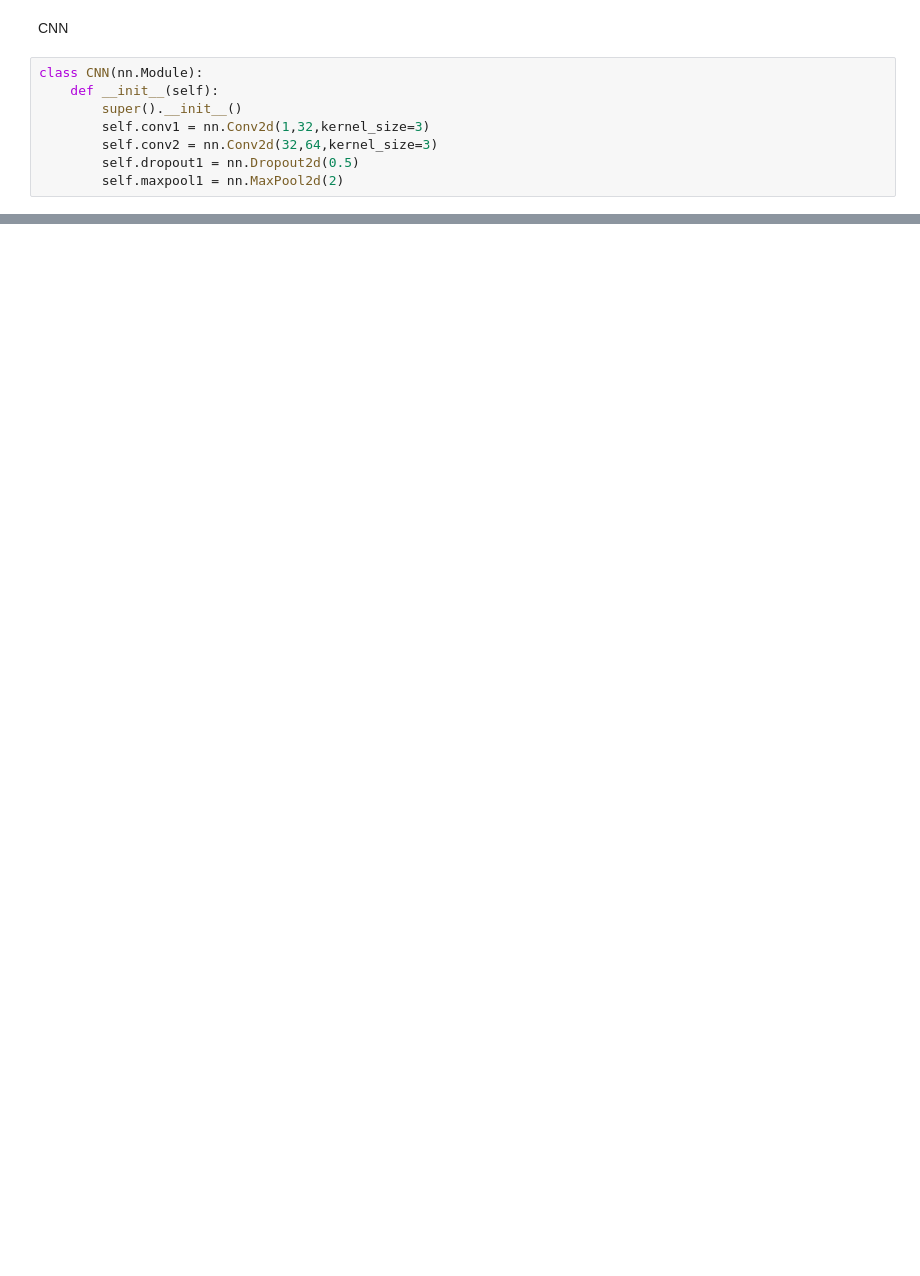
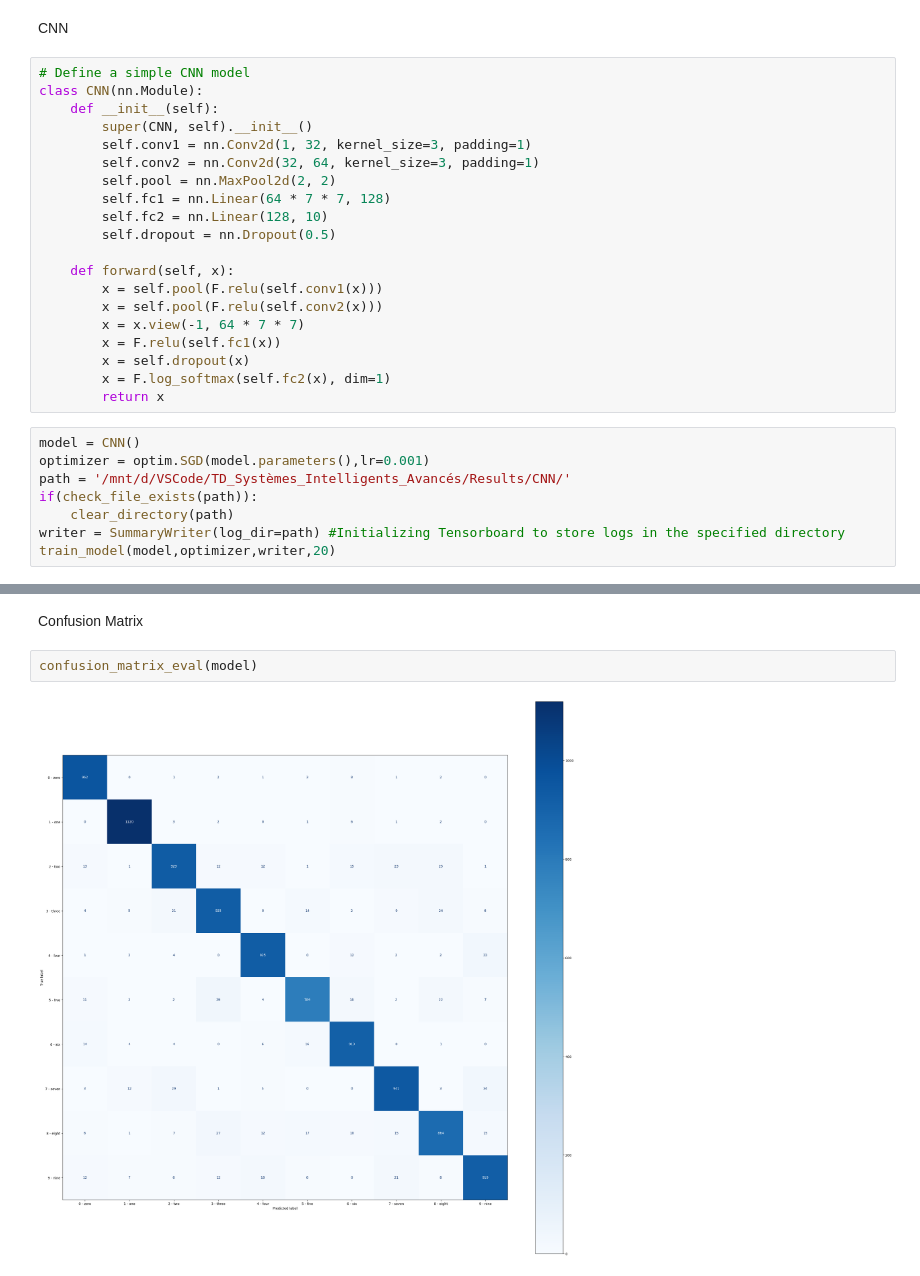
Before and after one commit to ChristianHasbani/TD_Systemes_Intelligents_Avances, a Jupyter notebook: TD1.ipynb, the cells around one changed output, grey strips where cells are left out. Drawn from its saved outputs; the diff is of its cells as text; blank space fills up the shorter version.

```diff
--- a/TD1.ipynb
+++ b/TD1.ipynb
@@ -211,10 +249,30 @@ Test Accuracy of     9: 96% (976/1009)
 # %% [markdown]
 CNN
-# %%
-class CNN(nn.Module):
-    def __init__(self):
-        super().__init__()
-        self.conv1 = nn.Conv2d(1,32,kernel_size=3)
-        self.conv2 = nn.Conv2d(32,64,kernel_size=3)
-        self.dropout1 = nn.Dropout2d(0.5)
-        self.maxpool1 = nn.MaxPool2d(2)
+# %%
+# Define a simple CNN model
+class CNN(nn.Module):
+    def __init__(self):
+        super(CNN, self).__init__()
+        self.conv1 = nn.Conv2d(1, 32, kernel_size=3, padding=1)
+        self.conv2 = nn.Conv2d(32, 64, kernel_size=3, padding=1)
+        self.pool = nn.MaxPool2d(2, 2)
+        self.fc1 = nn.Linear(64 * 7 * 7, 128)
+        self.fc2 = nn.Linear(128, 10)
+        self.dropout = nn.Dropout(0.5)
+
+    def forward(self, x):
+        x = self.pool(F.relu(self.conv1(x)))
+        x = self.pool(F.relu(self.conv2(x)))
+        x = x.view(-1, 64 * 7 * 7)
+        x = F.relu(self.fc1(x))
+        x = self.dropout(x)
+        x = F.log_softmax(self.fc2(x), dim=1)
+        return x
+# %%
+model = CNN()
+optimizer = optim.SGD(model.parameters(),lr=0.001)
+path = '/mnt/d/VSCode/TD_Systèmes_Intelligents_Avancés/Results/CNN/'
+if(check_file_exists(path)):
+    clear_directory(path)
+writer = SummaryWriter(log_dir=path) #Initializing Tensorboard to store logs in the specified directory
+train_model(model,optimizer,writer,20)
@@ -220,0 +300,6 @@ class CNN(nn.Module):
+# %% [markdown]
+Confusion Matrix
+# %%
+confusion_matrix_eval(model)
+# %% [output]
+[figure, added]
```
Also changed, not shown: parts of 21 cells of this notebook, 5 other files.
